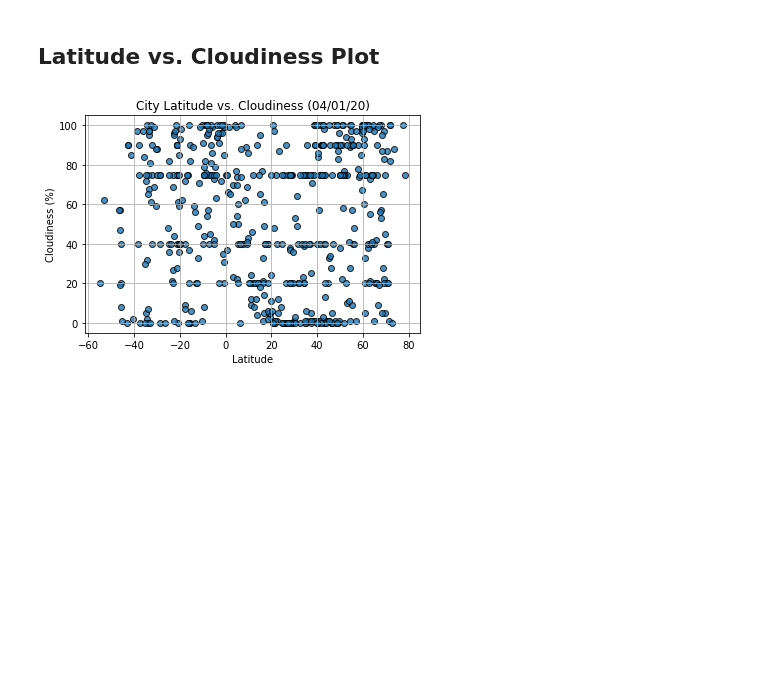
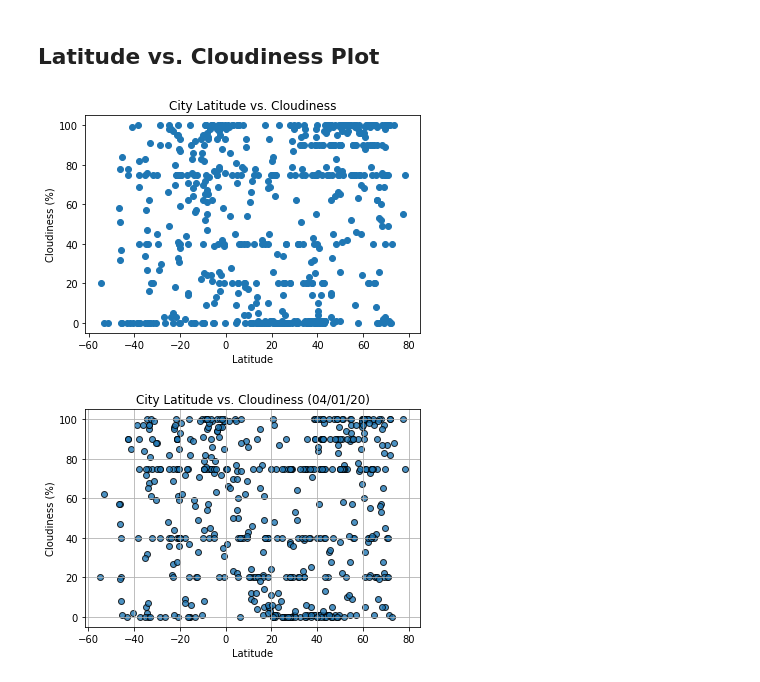
Before and after one commit to araethomp/python-api-challenge, a Jupyter notebook: WeatherPy.ipynb, the cells around one changed output. Cells and saved outputs as stored; diff of their text form; code cells hidden in the pictures; blank space fills up the shorter version.

```diff
--- a/WeatherPy.ipynb
+++ b/WeatherPy.ipynb
@@ -213,6 +260,15 @@ Int64Index([], dtype='int64')
 [figure]
 # %% [markdown]
 ## Latitude vs. Cloudiness Plot
+# %%
+plt.scatter(city_df["Lat"], city_df["Cloudiness"])
+plt.title("City Latitude vs. Cloudiness")
+plt.xlabel("Latitude")
+plt.ylabel("Cloudiness (%)")
+#plt.savefig("City_Lat_vs_Humidity.png")
+plt.show()
+# %% [output]
+[figure, added]
 # %%
 # %% [output]
 [figure]
```
Also changed, not shown: parts of 8 cells of this notebook, 3 other files.
